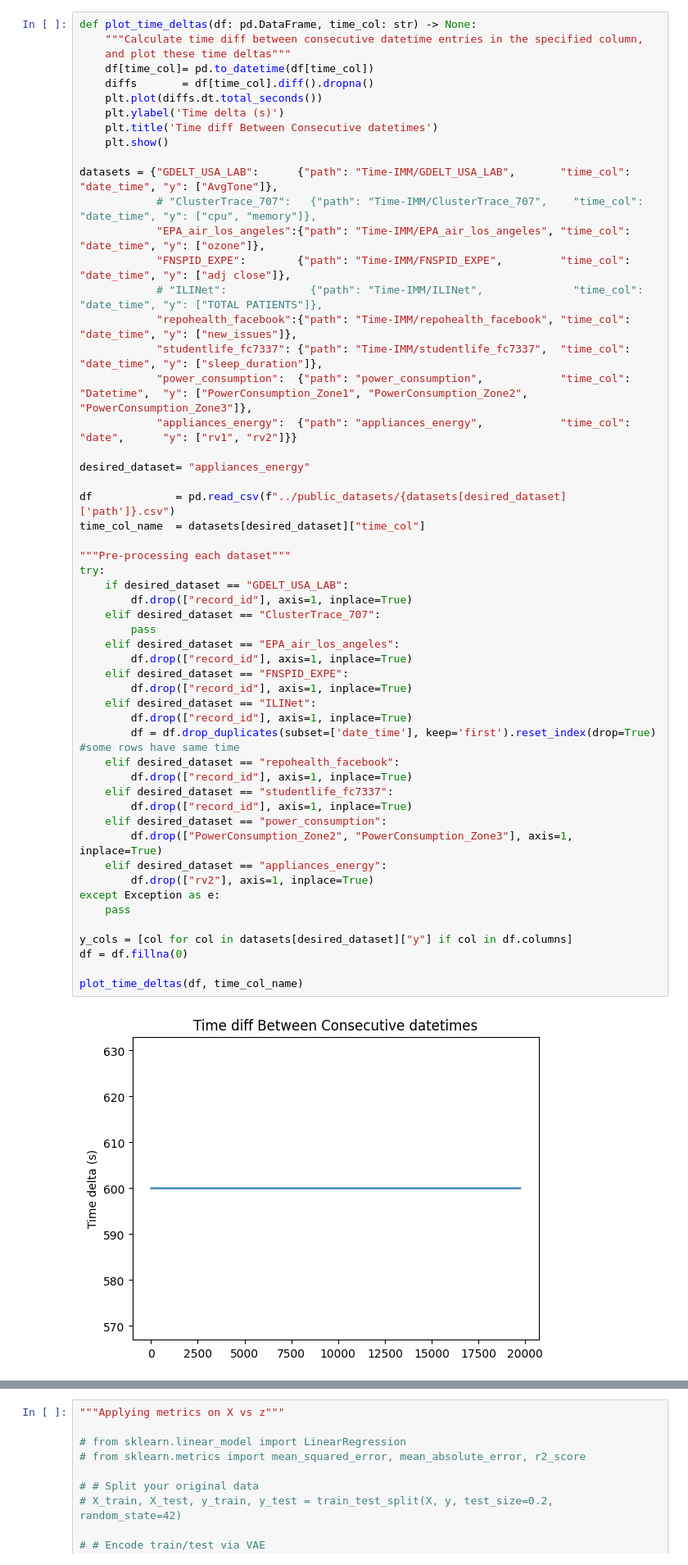
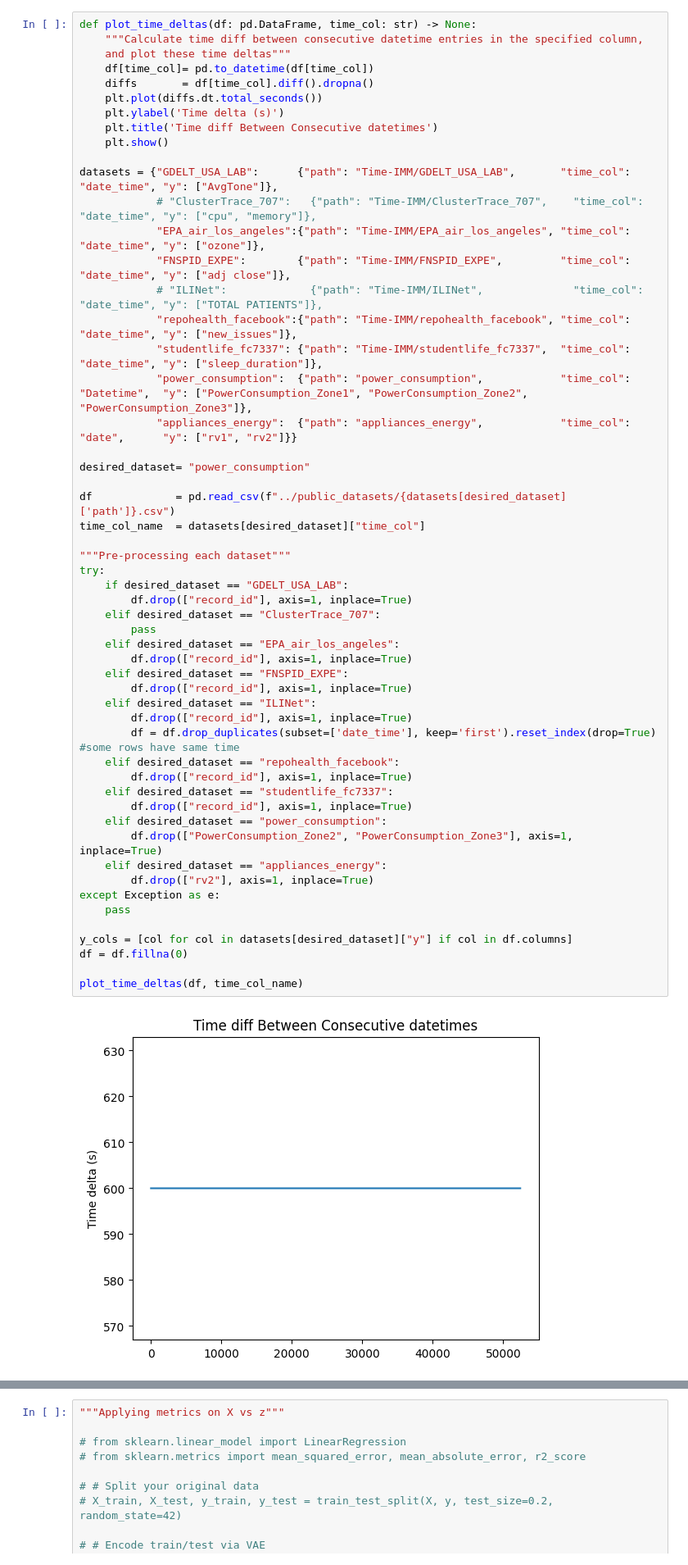
Before and after one commit to abiadf/timeseries_geo_ml, a Jupyter notebook: src/dataset_notebook.ipynb, the cells around one changed output, grey strips where cells are left out. Shown: that part at 82% size. Cells and saved outputs as stored; diff of their text form.

```diff
--- a/src/dataset_notebook.ipynb
+++ b/src/dataset_notebook.ipynb
@@ -39,38 +42,38 @@ datasets = {"GDELT_USA_LAB":      {"path": "Time-IMM/GDELT_USA_LAB",       "time
             "power_consumption":  {"path": "power_consumption",            "time_col": "Datetime",  "y": ["PowerConsumption_Zone1", "PowerConsumption_Zone2", "PowerConsumption_Zone3"]},
             "appliances_energy":  {"path": "appliances_energy",            "time_col": "date",      "y": ["rv1", "rv2"]}}
 
-desired_dataset= "appliances_energy"
+desired_dataset= "power_consumption"
 
 df             = pd.read_csv(f"../public_datasets/{datasets[desired_dataset]['path']}.csv")
 time_col_name  = datasets[desired_dataset]["time_col"]
 
 """Pre-processing each dataset"""
 try:
     if desired_dataset == "GDELT_USA_LAB":
         df.drop(["record_id"], axis=1, inplace=True)
     elif desired_dataset == "ClusterTrace_707":
         pass
     elif desired_dataset == "EPA_air_los_angeles":
         df.drop(["record_id"], axis=1, inplace=True)
     elif desired_dataset == "FNSPID_EXPE":
         df.drop(["record_id"], axis=1, inplace=True)
     elif desired_dataset == "ILINet":
         df.drop(["record_id"], axis=1, inplace=True)
         df = df.drop_duplicates(subset=['date_time'], keep='first').reset_index(drop=True) #some rows have same time
     elif desired_dataset == "repohealth_facebook":
         df.drop(["record_id"], axis=1, inplace=True)
     elif desired_dataset == "studentlife_fc7337":
         df.drop(["record_id"], axis=1, inplace=True)
     elif desired_dataset == "power_consumption":
         df.drop(["PowerConsumption_Zone2", "PowerConsumption_Zone3"], axis=1, inplace=True)
     elif desired_dataset == "appliances_energy":
         df.drop(["rv2"], axis=1, inplace=True)
 except Exception as e:
     pass
 
 y_cols = [col for col in datasets[desired_dataset]["y"] if col in df.columns]
 df = df.fillna(0)
 
 plot_time_deltas(df, time_col_name)
 # %% [output]
-[figure, old version]
+[figure, new version]
```
Also changed, not shown: parts of 14 cells of this notebook, 3 other files.
